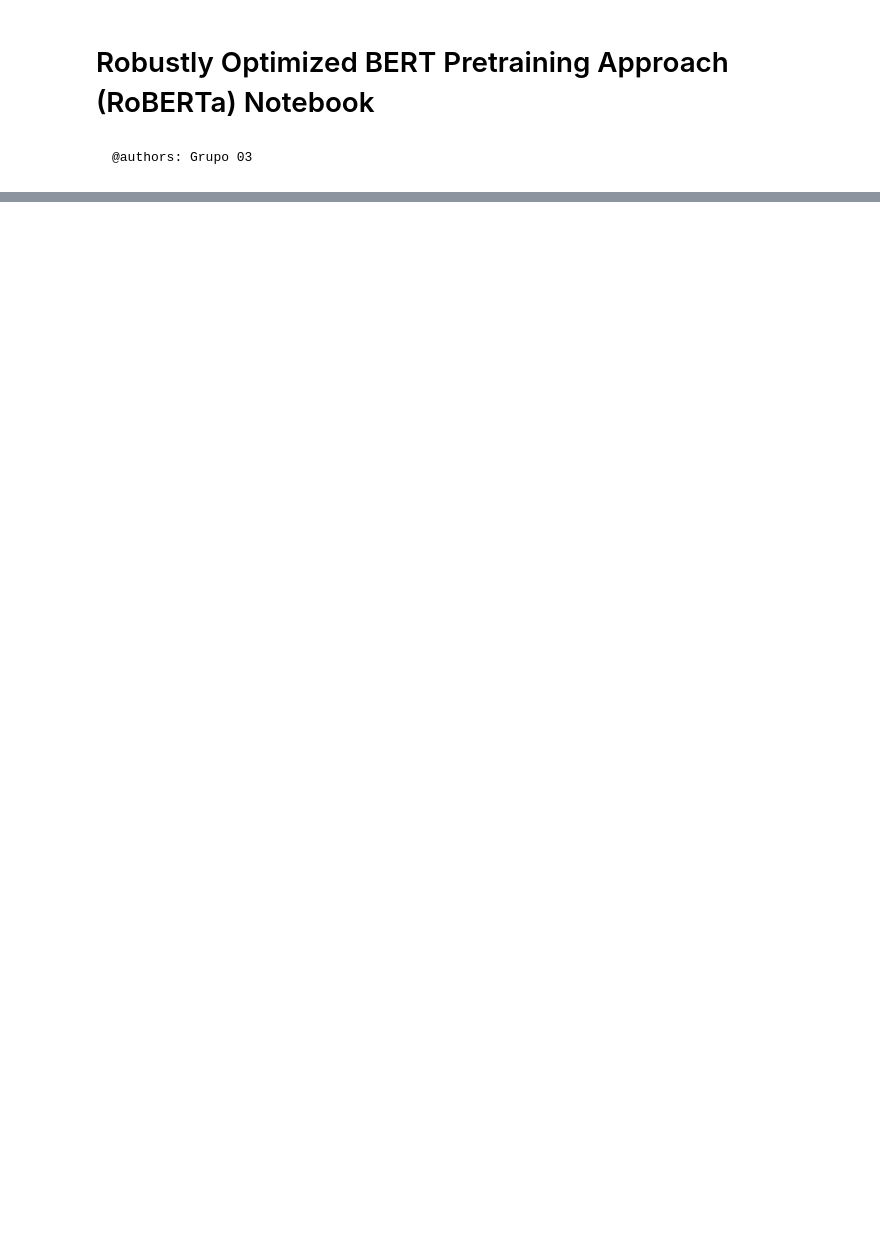
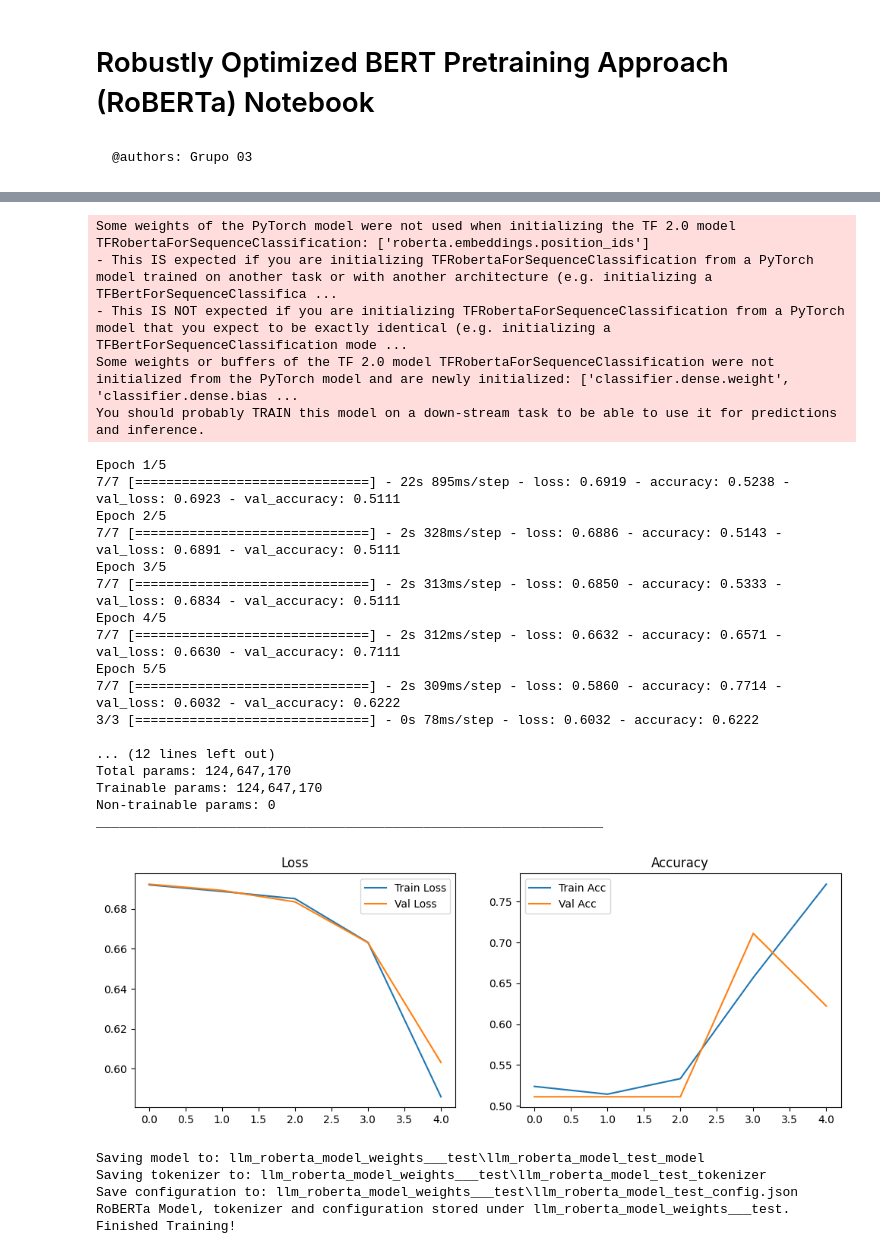
Before and after one commit to eduardoliv/AP-TPG-M1, a Jupyter notebook: Tarefas/tarefa_3/llm_roberta_model.ipynb, the cells around one changed output, grey strips where cells are left out. Cells and saved outputs as stored; diff of their text form; code cells hidden in the pictures; blank space fills up the shorter version.

Commit message:
Development: RoBERTa LLM Model and Results

```diff
--- a/Tarefas/tarefa_3/llm_roberta_model.ipynb
+++ b/Tarefas/tarefa_3/llm_roberta_model.ipynb
@@ -37,7 +38,7 @@ class ModelRunMode(Enum):
 #   ModelRunMode.CLASSIFY.value         (Classify data)
 mode = ModelRunMode.TRAIN.value
 # Prefix for saving the model files
-model_prefix = "llm_roberta_model_1"
+model_prefix = "llm_roberta_model"
 file_path = "llm_roberta_model_weights"
 separator_char = "\t"
 # %%
@@ -47,14 +48,11 @@ if mode == ModelRunMode.TRAIN.value:
     input_csv = "../tarefa_1/clean_input_datasets/dataset1_enh_inputs_v2.csv"           # CSV file with training inputs (ID, Text)
     output_csv = "../tarefa_1/clean_output_datasets/dataset1_enh_outputs_v2.csv"        # CSV file with training outputs (ID, Label)
     test_size = 0.3                                                                     # Proportion of the dataset to use as test data
-    validation_size = 0.2                                                               # Proportion of the dataset reserved as validation data
     random_state=42                                                                     # Seed for reproducible dataset splitting
-    verbose = True                                                                      # Verbosity level enabler
-    vocab_size = 1000                                                                   # Max vocabulary size
 elif mode == ModelRunMode.CLASSIFY.value:
     # CLASSIFY mode: Set parameters for classification
-    input_csv = "../tarefa_3/classify_input_datasets/dataset3_inputs.csv"               # CSV file with texts for prediction (ID, Text)
-    output_csv = "../tarefa_3/classify_output_datasets/dataset3_outputs_gru_model.csv"  # CSV file to store prediction result
+    input_csv = "../tarefa_3/classify_input_datasets/dataset3_inputs.csv"                       # CSV file with texts for prediction (ID, Text)
+    output_csv = "../tarefa_3/classify_output_datasets/dataset3_outputs_llm_roberta_model.csv"  # CSV file to store prediction result
 else:
     print("The selected option is not valid. Options: \"train\" or \"classify\"!")
     SystemExit()
@@ -112,7 +110,7 @@ def text_cleaning(text):
 # Method to convert labels to binary
 def convert_labels_to_binary_and_text(df_merged):
     df_merged["Label"] = df_merged["Label"].str.lower().str.strip()
-    y = np.where(df_merged["Label"] == "ai", 1.0, 0.0)
+    y = np.where(df_merged["Label"] == "ai", 1, 0)
     texts = df_merged["Text"].tolist()
     return y, texts
 
@@ -238,16 +247,17 @@ def train_roberta(input_csv, output_csv, model_ckpt="roberta-base", output_dir=f
 # %%
 # Classification function
-def classify_roberta(input_csv, output_csv, model_dir="llm_roberta_model_weights", separator_char=separator_char):
+def classify_roberta(input_csv, output_csv, output_dir="llm_roberta_model_weights", separator_char=separator_char):
+    # Construct the file paths
+    model_path = os.path.join(output_dir, f"{model_prefix}_model")
+    tokenizer_path = os.path.join(output_dir, f"{model_prefix}_tokenizer")
+    config_path = os.path.join(output_dir, f"{model_prefix}_config.json")
 
     # Load the model
-    print(f"Loading model from: {model_dir}")
-    model = TFAutoModelForSequenceClassification.from_pretrained(model_dir)
+    print(f"Loading model from: {output_dir}")
+    model = TFAutoModelForSequenceClassification.from_pretrained(model_path)
 
     # Load the tokenizer
-    tokenizer = AutoTokenizer.from_pretrained(model_dir)
-
-    # Construct the file path
-    config_path = os.path.join(model_dir, f"{model_prefix}_config.json")
+    tokenizer = AutoTokenizer.from_pretrained(tokenizer_path)
 
     # Loading configuration
     print("Loading configuration from:", config_path)
@@ -255,10 +265,10 @@ def classify_roberta(input_csv, output_csv, model_dir="llm_roberta_model_weights
          config_data = json.load(f)
 
     # Retrieve the saved configuration max_len
-    max_length = config_data["max_len"]
+    max_length = config_data["max_length"]
 
     # Read the input CSV
-    df_input = pd.read_csv(input_csv)
+    df_input = pd.read_csv(input_csv, sep=separator_char)
     if "ID" not in df_input.columns or "Text" not in df_input.columns:
         raise ValueError("Input CSV must have 'ID' and 'Text' columns for classification.")
 
@@ -281,7 +291,7 @@ def classify_roberta(input_csv, output_csv, model_dir="llm_roberta_model_weights
         logits = outputs
 
     # Convert logits to probabilities
-    probs = tf.nn.sigmoid(logits).numpy().flatten()
+    probs = tf.nn.sigmoid(logits[:, 1]).numpy()
 
     # Threshold => "AI" vs "Human"
     pred_bin = (probs >= 0.5).astype(int)
@@ -297,8 +307,9 @@ if mode == ModelRunMode.TRAIN.value:
     print("Tensorflow List of GPUs:", tf.config.list_physical_devices('GPU'))
 
     # Train model
-    train_roberta(input_csv=input_csv, output_csv=output_csv, model_ckpt="roberta-base", output_dir=file_path, model_prefix=model_prefix, num_train_epochs=5, batch_size=16, test_size=test_size, random_state=random_state)
+    train_roberta(input_csv=input_csv, output_csv=output_csv, model_ckpt="roberta-base", output_dir=file_path, model_prefix=model_prefix, num_train_epochs=5, batch_size=16, test_size=test_size, learning_rate=1e-5, random_state=random_state)
 
 if mode == ModelRunMode.CLASSIFY.value:
     # Classification
-    classify_roberta(input_csv=input_csv, output_csv=output_csv, model_dir=file_path, separator_char=separator_char)
+    classify_roberta(input_csv=input_csv, output_csv=output_csv, output_dir=file_path, separator_char=separator_char)
+# %% [output]
@@ -304,0 +327,27 @@ if mode == ModelRunMode.CLASSIFY.value:
+Some weights of the PyTorch model were not used when initializing the TF 2.0 model TFRobertaForSequenceClassification: ['roberta.embeddings.position_ids']
+- This IS expected if you are initializing TFRobertaForSequenceClassification from a PyTorch model trained on another task or with another architecture (e.g. initializing a TFBertForSequenceClassifica ...
+- This IS NOT expected if you are initializing TFRobertaForSequenceClassification from a PyTorch model that you expect to be exactly identical (e.g. initializing a TFBertForSequenceClassification mode ...
+Some weights or buffers of the TF 2.0 model TFRobertaForSequenceClassification were not initialized from the PyTorch model and are newly initialized: ['classifier.dense.weight', 'classifier.dense.bias ...
+You should probably TRAIN this model on a down-stream task to be able to use it for predictions and inference.
+Epoch 1/5
+7/7 [==============================] - 22s 895ms/step - loss: 0.6919 - accuracy: 0.5238 - val_loss: 0.6923 - val_accuracy: 0.5111
+Epoch 2/5
+7/7 [==============================] - 2s 328ms/step - loss: 0.6886 - accuracy: 0.5143 - val_loss: 0.6891 - val_accuracy: 0.5111
+Epoch 3/5
+7/7 [==============================] - 2s 313ms/step - loss: 0.6850 - accuracy: 0.5333 - val_loss: 0.6834 - val_accuracy: 0.5111
+Epoch 4/5
+7/7 [==============================] - 2s 312ms/step - loss: 0.6632 - accuracy: 0.6571 - val_loss: 0.6630 - val_accuracy: 0.7111
+Epoch 5/5
+7/7 [==============================] - 2s 309ms/step - loss: 0.5860 - accuracy: 0.7714 - val_loss: 0.6032 - val_accuracy: 0.6222
+3/3 [==============================] - 0s 78ms/step - loss: 0.6032 - accuracy: 0.6222
+
+... (12 lines left out)
+Total params: 124,647,170
+Trainable params: 124,647,170
+Non-trainable params: 0
+_________________________________________________________________
+[figure, added]
+Saving model to: llm_roberta_model_weights___test\llm_roberta_model_test_model
+Saving tokenizer to: llm_roberta_model_weights___test\llm_roberta_model_test_tokenizer
+Save configuration to: llm_roberta_model_weights___test\llm_roberta_model_test_config.json
+RoBERTa Model, tokenizer and configuration stored under llm_roberta_model_weights___test. Finished Training!
```
Also changed, not shown: parts of 3 cells of this notebook, 8 other files.
